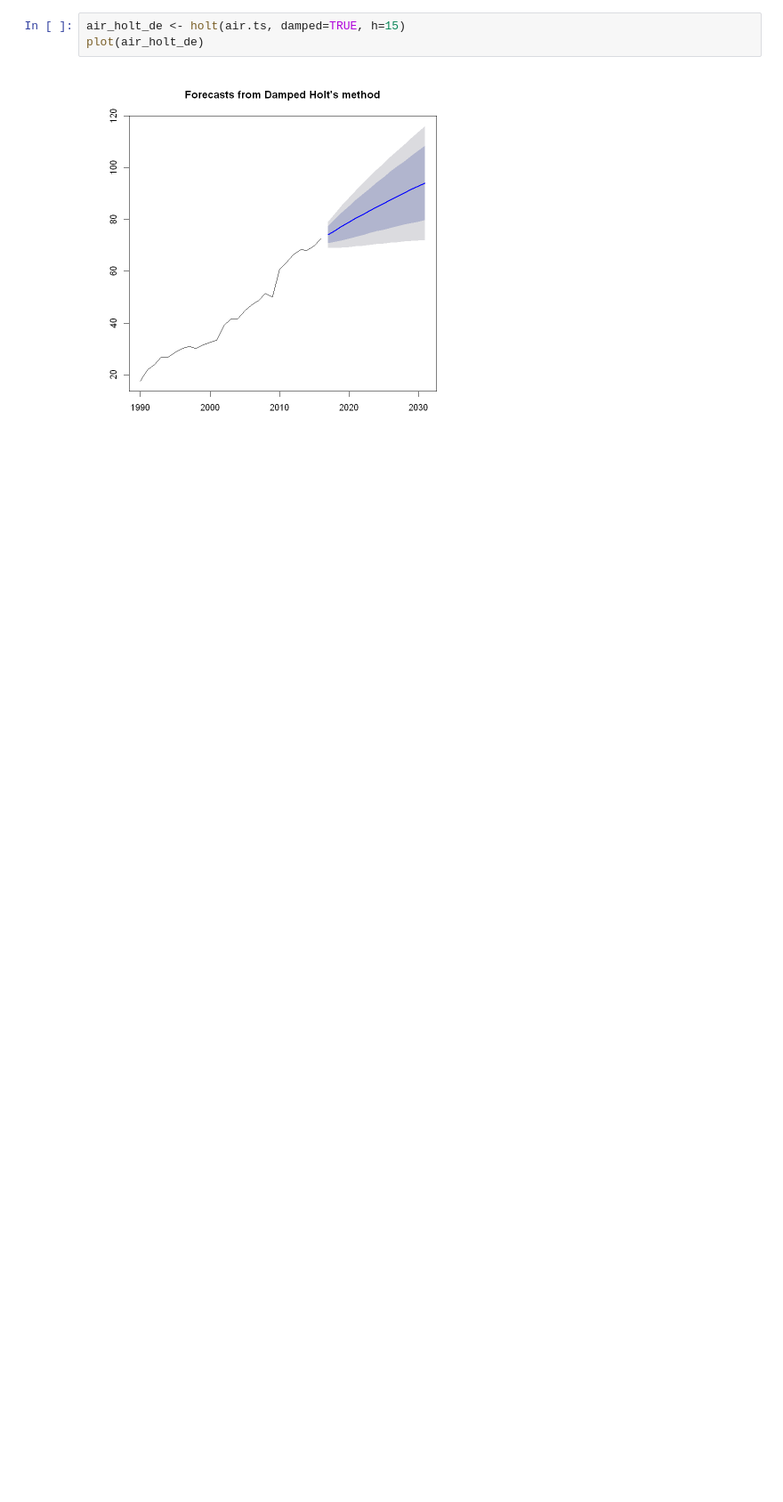
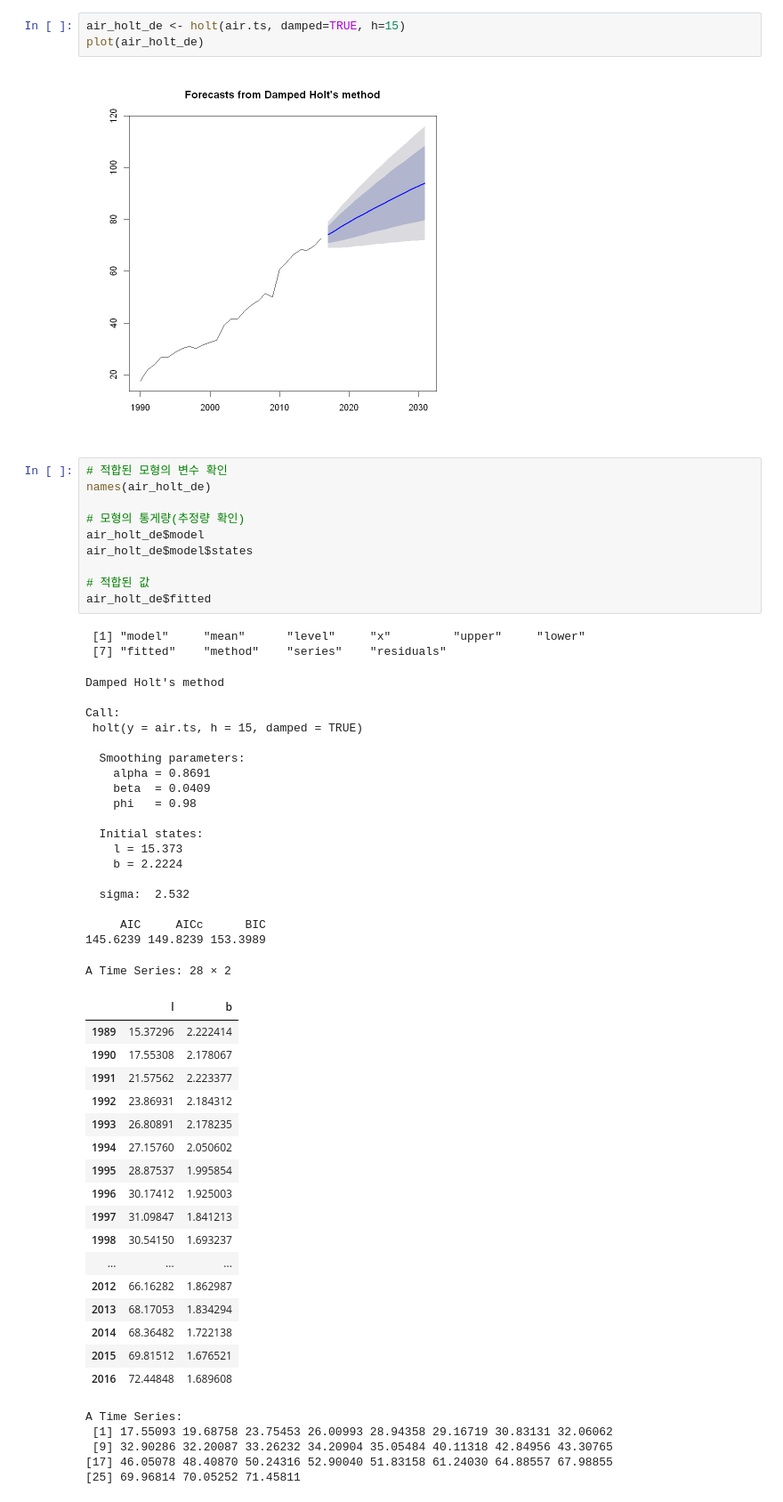
Before and after one commit to ohjinjin/TimeSeries_Lab, a Jupyter notebook: Holt's_linear_trend_method.ipynb, the cells around one changed output. Shown at 89% size. Drawn from its saved outputs; the diff is of its cells as text; blank space fills up the shorter version.

```diff
--- a/Holt's_linear_trend_method.ipynb
+++ b/Holt's_linear_trend_method.ipynb
@@ -119,3 +119,57 @@ air_holt_de <- holt(air.ts, damped=TRUE, h=15)
 plot(air_holt_de)
 # %% [output]
 [figure]
+# %%
+# 적합된 모형의 변수 확인
+names(air_holt_de)
+
+# 모형의 통게량(추정량 확인)
+air_holt_de$model
+air_holt_de$model$states
+
+# 적합된 값
+air_holt_de$fitted
+# %% [output]
+ [1] "model"     "mean"      "level"     "x"         "upper"     "lower"
+ [7] "fitted"    "method"    "series"    "residuals"
+Damped Holt's method
+
+Call:
+ holt(y = air.ts, h = 15, damped = TRUE)
+
+  Smoothing parameters:
+    alpha = 0.8691
+    beta  = 0.0409
+    phi   = 0.98
+
+  Initial states:
+    l = 15.373
+    b = 2.2224
+
+  sigma:  2.532
+
+     AIC     AICc      BIC
+145.6239 149.8239 153.3989
+A Time Series: 28 × 2
+|  | l | b |
+| 1989 | 15.37296 | 2.222414 |
+| 1990 | 17.55308 | 2.178067 |
+| 1991 | 21.57562 | 2.223377 |
+| 1992 | 23.86931 | 2.184312 |
+| 1993 | 26.80891 | 2.178235 |
+| 1994 | 27.15760 | 2.050602 |
+| 1995 | 28.87537 | 1.995854 |
+| 1996 | 30.17412 | 1.925003 |
+| 1997 | 31.09847 | 1.841213 |
+| 1998 | 30.54150 | 1.693237 |
+| ... | ... | ... |
+| 2012 | 66.16282 | 1.862987 |
+| 2013 | 68.17053 | 1.834294 |
+| 2014 | 68.36482 | 1.722138 |
+| 2015 | 69.81512 | 1.676521 |
+| 2016 | 72.44848 | 1.689608 |
+A Time Series:
+ [1] 17.55093 19.68758 23.75453 26.00993 28.94358 29.16719 30.83131 32.06062
+ [9] 32.90286 32.20087 33.26232 34.20904 35.05484 40.11318 42.84956 43.30765
+[17] 46.05078 48.40870 50.24316 52.90040 51.83158 61.24030 64.88557 67.98855
+[25] 69.96814 70.05252 71.45811
```
Also changed, not shown: parts of 1 cell of this notebook.
